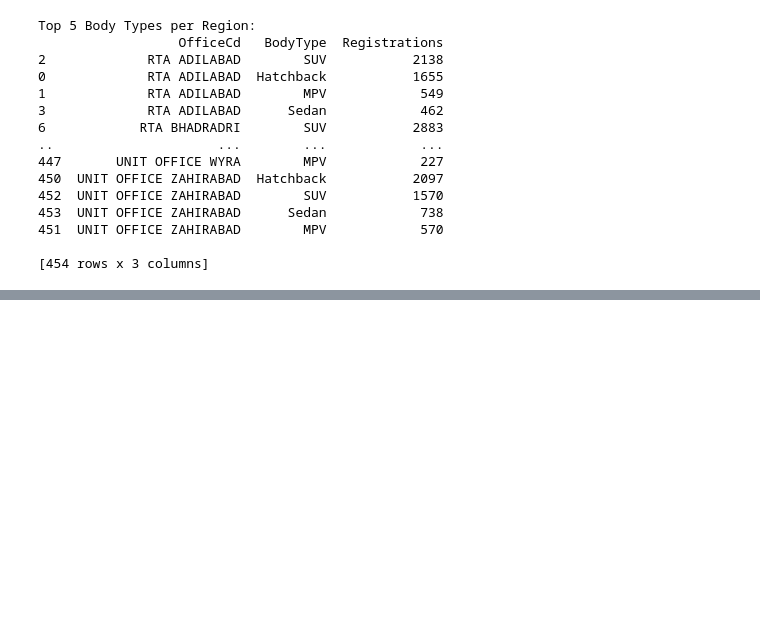
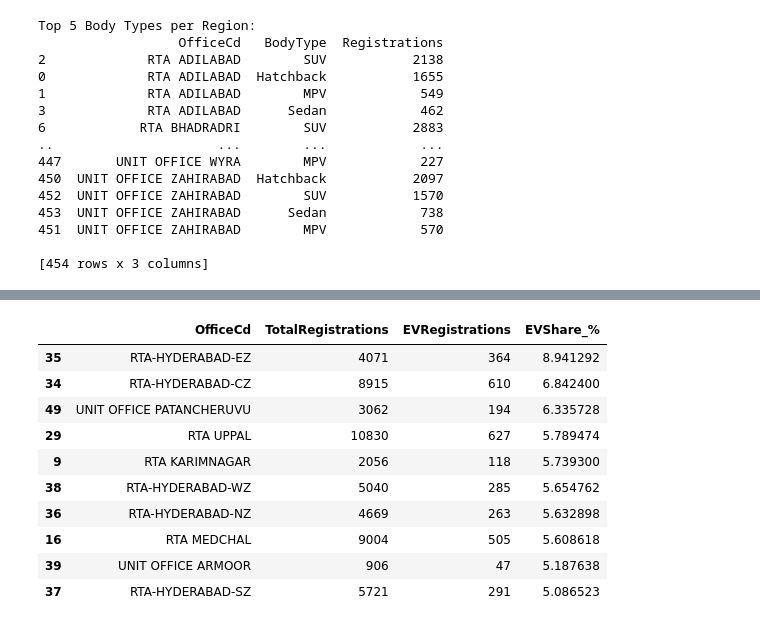
Before and after one commit to viraj077/Dealership-Strategy-Planning-Using-RTO-Market-Intelligence, a Jupyter notebook: Welcome_To_Colab.ipynb, the cells around one changed output, grey strips where cells are left out. Saved outputs shown, nothing was run; the diff lists cells and outputs as text; code cells hidden in the pictures; blank space fills up the shorter version.

```diff
--- a/Welcome_To_Colab.ipynb
+++ b/Welcome_To_Colab.ipynb
@@ -556,0 +491,30 @@ Top 5 Body Types per Region:
+# %%
+# Normalize fuel column (if not already done)
+df['fuel'] = df['fuel'].str.strip().str.upper()
+
+# Total registrations by region
+total_by_region = df.groupby('OfficeCd').size().reset_index(name='TotalRegistrations')
+
+# EV = BATTERY and optionally PETROL ELECTRIC
+ev_mask = df['fuel'].isin(['BATTERY', 'PETROL ELECTRIC'])
+ev_by_region = df[ev_mask].groupby('OfficeCd').size().reset_index(name='EVRegistrations')
+
+# Merge and calculate EV share
+ev_analysis = pd.merge(total_by_region, ev_by_region, on='OfficeCd', how='left').fillna(0)
+ev_analysis['EVShare_%'] = (ev_analysis['EVRegistrations'] / ev_analysis['TotalRegistrations']) * 100
+
+# Show top regions by EV share (no strict ≥1% cutoff)
+ev_analysis = ev_analysis.sort_values(by='EVShare_%', ascending=False)
+ev_analysis.head(10)
+# %% [output]
+|  | OfficeCd | TotalRegistrations | EVRegistrations | EVShare_% |
+| 35 | RTA-HYDERABAD-EZ | 4071 | 364 | 8.941292 |
+| 34 | RTA-HYDERABAD-CZ | 8915 | 610 | 6.842400 |
+| 49 | UNIT OFFICE PATANCHERUVU | 3062 | 194 | 6.335728 |
+| 29 | RTA UPPAL | 10830 | 627 | 5.789474 |
+| 9 | RTA KARIMNAGAR | 2056 | 118 | 5.739300 |
+| 38 | RTA-HYDERABAD-WZ | 5040 | 285 | 5.654762 |
+| 36 | RTA-HYDERABAD-NZ | 4669 | 263 | 5.632898 |
+| 16 | RTA MEDCHAL | 9004 | 505 | 5.608618 |
+| 39 | UNIT OFFICE ARMOOR | 906 | 47 | 5.187638 |
+| 37 | RTA-HYDERABAD-SZ | 5721 | 291 | 5.086523 |
```
Also changed, not shown: parts of 32 cells of this notebook.
